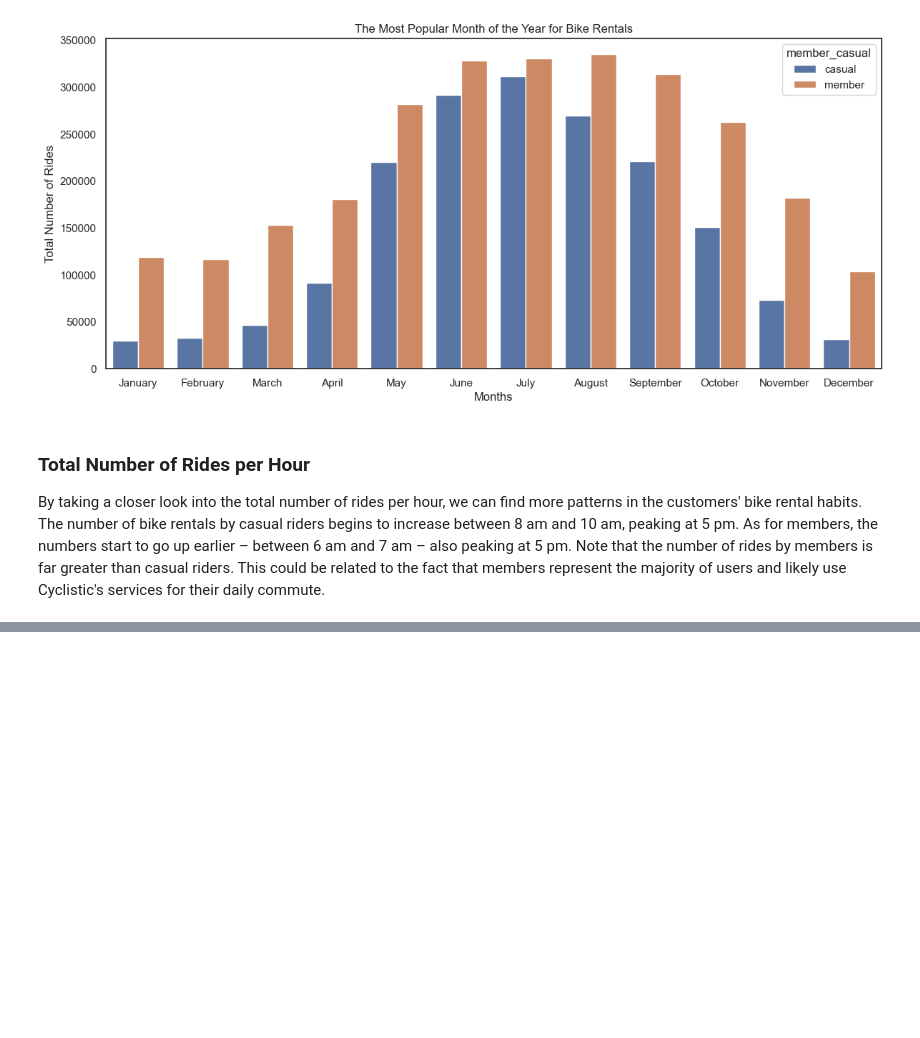
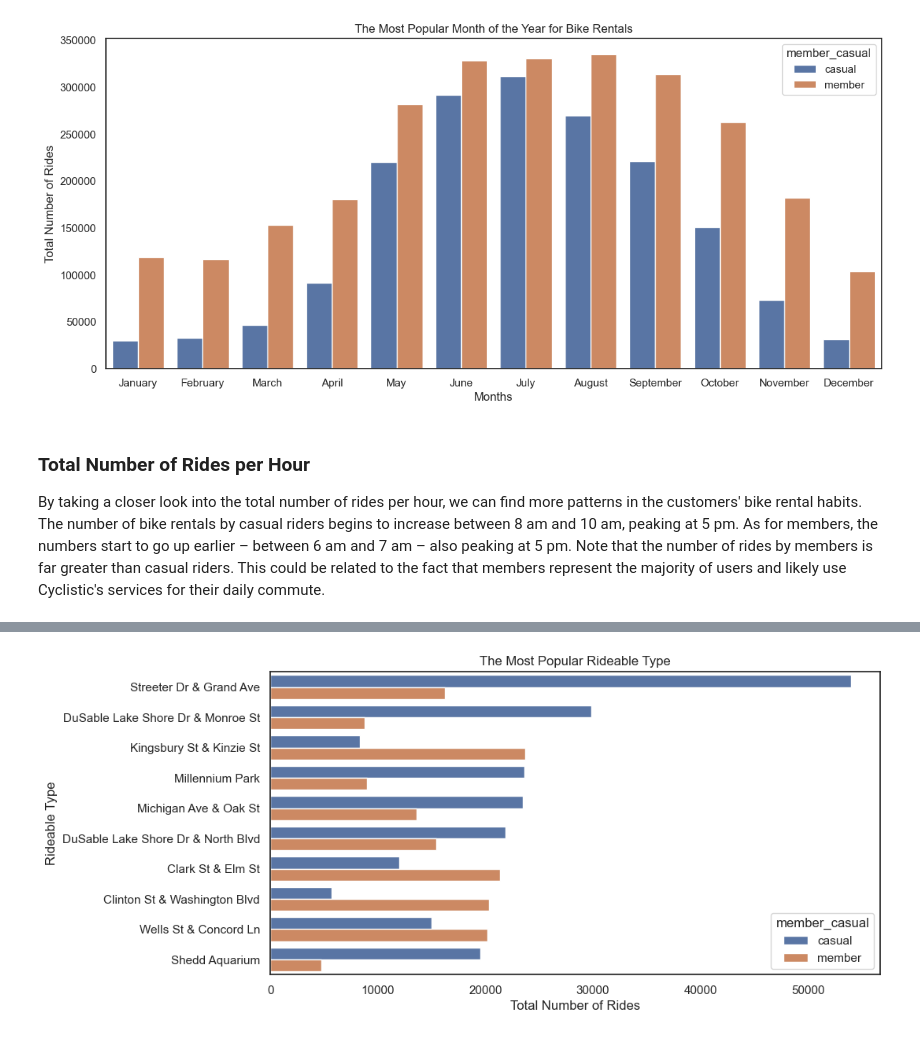
Before and after one commit to daviqperez/Cyclist-BikeShareAnalysis, a Jupyter notebook: case_study_1.ipynb, the cells around one changed output, grey strips where cells are left out. Drawn from its saved outputs; the diff is of its cells as text; code cells hidden in the pictures; blank space fills up the shorter version.

```diff
--- a/case_study_1.ipynb
+++ b/case_study_1.ipynb
@@ -342,0 +367,15 @@ plt.title('Total Number of Rides per Hour');
+# %%
+start_stations = df.groupby(['start_station_name', 'member_casual'], as_index=False).agg({'ride_id':np.count_nonzero})
+top10_start_stations=start_stations.nlargest(10, 'ride_id').start_station_name
+start_stations = start_stations[start_stations['start_station_name'].isin(top10_start_stations)].sort_values(by = 'ride_id', ascending=False)
+
+# Plot
+plt.figure(figsize = (10,5))
+sns.set_theme(style='white')
+plt.ticklabel_format(style='plain', axis='x')
+sns.barplot(x='ride_id', y='start_station_name', hue='member_casual', order = top10_start_stations, data=start_stations).set_title('The Most Popular Rideable Type')
+
+plt.xlabel('Total Number of Rides')
+plt.ylabel('Rideable Type');
+# %% [output]
+[figure, added]
```
Also changed, not shown: parts of 20 cells of this notebook.
